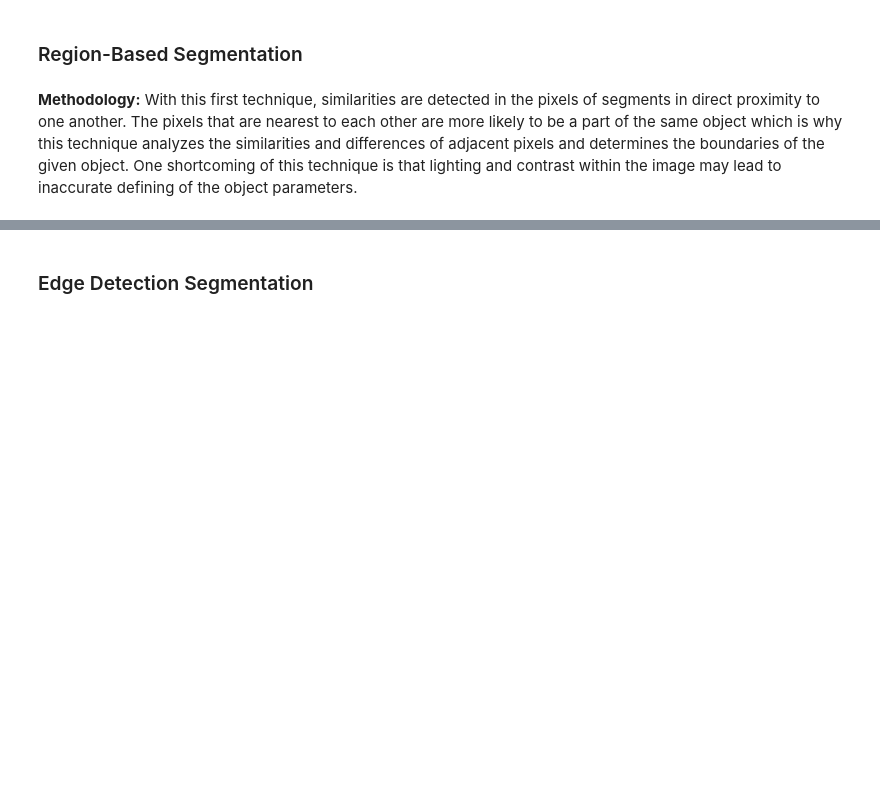
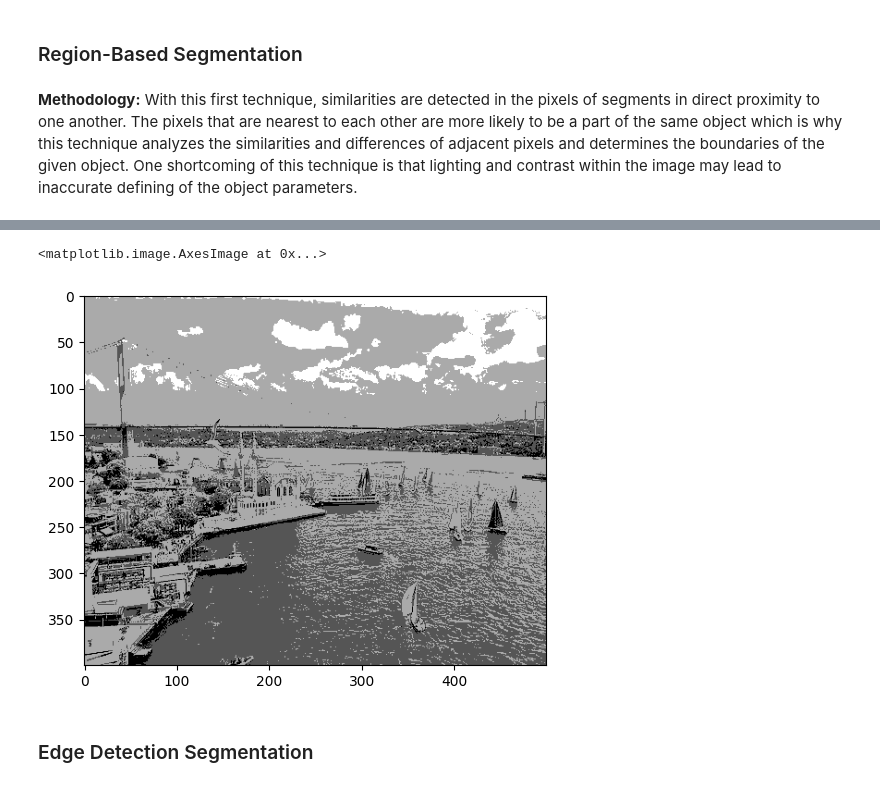
Before and after one commit to arkeodev/computer-vision, a Jupyter notebook: Demistifying_Image_Segmentation_for_myself.ipynb, the cells around one changed output, grey strips where cells are left out. Cells and saved outputs as stored; diff of their text form; code cells hidden in the pictures; blank space fills up the shorter version.

```diff
--- a/Demistifying_Image_Segmentation_for_myself.ipynb
+++ b/Demistifying_Image_Segmentation_for_myself.ipynb
@@ -245,3 +161,25 @@ Image segmentation encompasses a variety of techniques, each employing different
+# %%
+# Here we have three thresholds. Average, 0.5 and 0.25.
+gray_ist = rgb2gray(image_ist)
+
+# Flatten the grayscale image for processing
+gray_ist_reducted = gray_ist.reshape(-1)
+
+for i in range(gray_ist_reducted.shape[0]):
+    if gray_ist_reducted[i] > gray_ist_reducted.mean():
+        gray_ist_reducted[i] = 3
+    elif gray_ist_reducted[i] > 0.5:
+        gray_ist_reducted[i] = 2
+    elif gray_ist_reducted[i] > 0.25:
+        gray_ist_reducted[i] = 1
+    else:
+        gray_ist_reducted[i] = 0
+
+gray_ist = gray_ist_reducted.reshape(image_ist.shape[0], image_ist.shape[1])
+plt.imshow(gray_ist, cmap='gray')
+# %% [output]
+<matplotlib.image.AxesImage at 0x...>
+[figure, added]
 # %% [markdown]
 ### Edge Detection Segmentation
 # %% [markdown]
```
Also changed, not shown: parts of 39 cells of this notebook.
